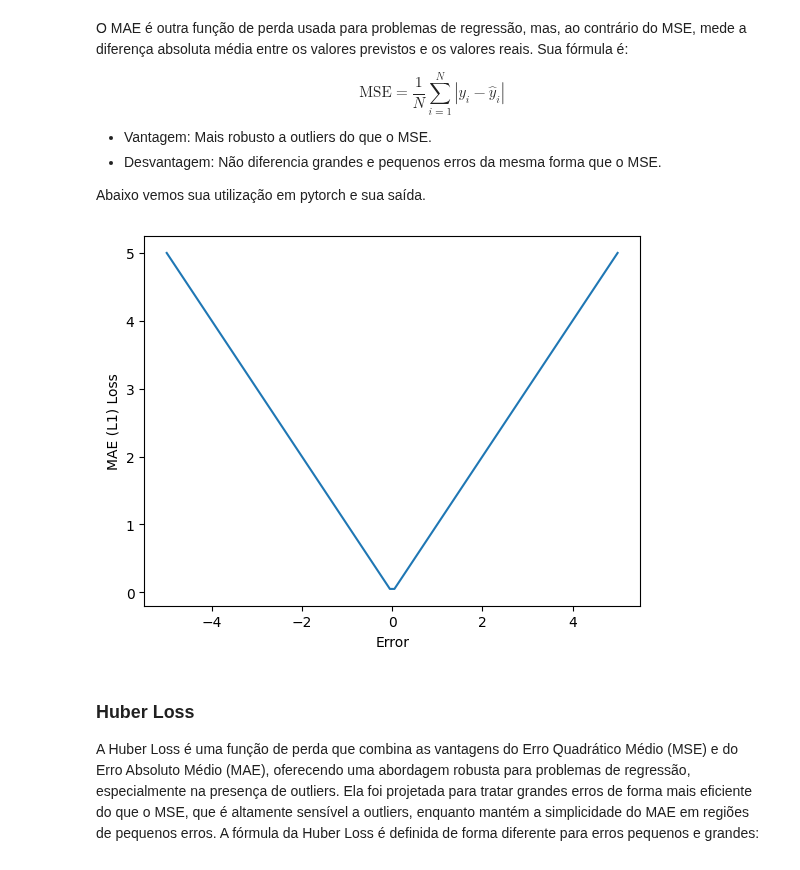
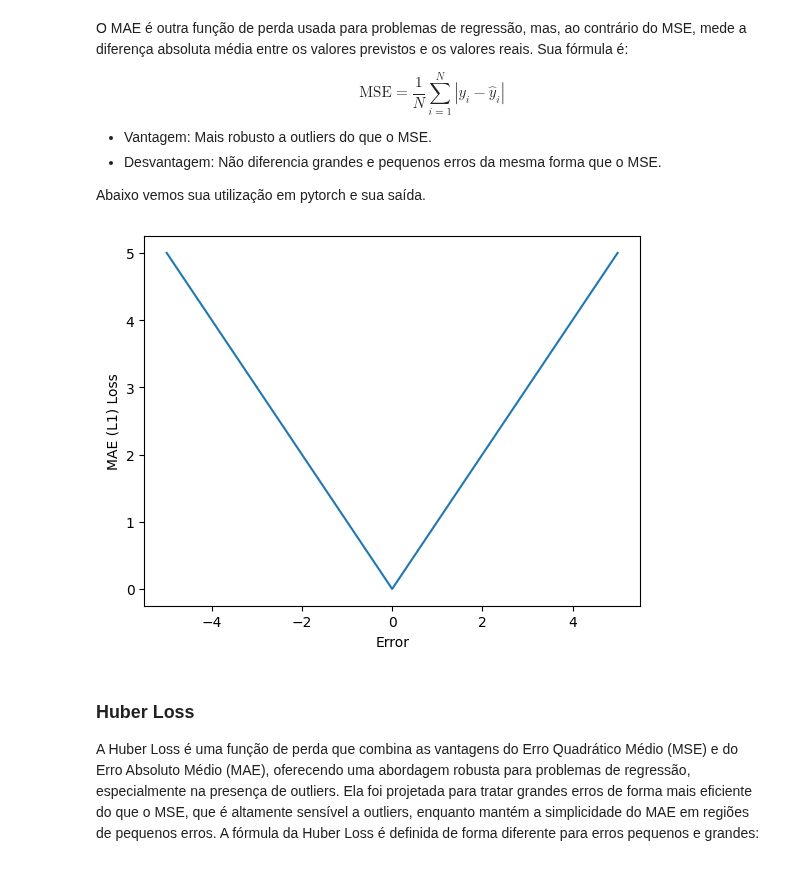
Before and after one commit to vhrique/anne_ptbr, a Jupyter notebook: 02_Paradigmas_Aprendizagem.ipynb, the cells around one changed output. Cells and saved outputs as stored; diff of their text form; code cells hidden in the pictures.

```diff
--- a/02_Paradigmas_Aprendizagem.ipynb
+++ b/02_Paradigmas_Aprendizagem.ipynb
@@ -556,21 +541,21 @@ $$
 
 Abaixo vemos sua utilização em pytorch e sua saída.
 # %%
-errors = torch.linspace(-5,5,100)
+errors = torch.linspace(-5,5,101)
 zeros = torch.zeros_like(errors)
 
 criterion = torch.nn.L1Loss()
 
 mae = [criterion(errors[i], zeros[i]) for i in range(len(errors))]
 
 plt.plot(errors, mae)
 
 plt.ylabel('MAE (L1) Loss')
 plt.xlabel('Error')
 
 plt.show()
 # %% [output]
-[figure, old version]
+[figure, new version]
 # %% [markdown]
 ### Huber Loss
 
```
Also changed, not shown: parts of 18 cells of this notebook.
